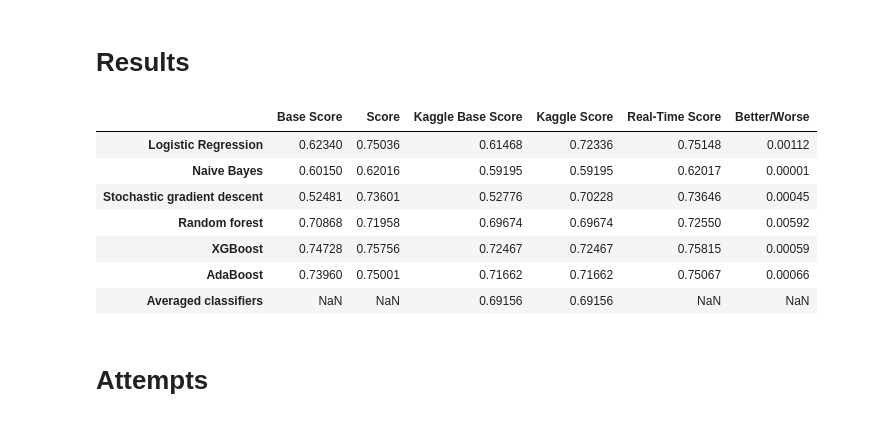
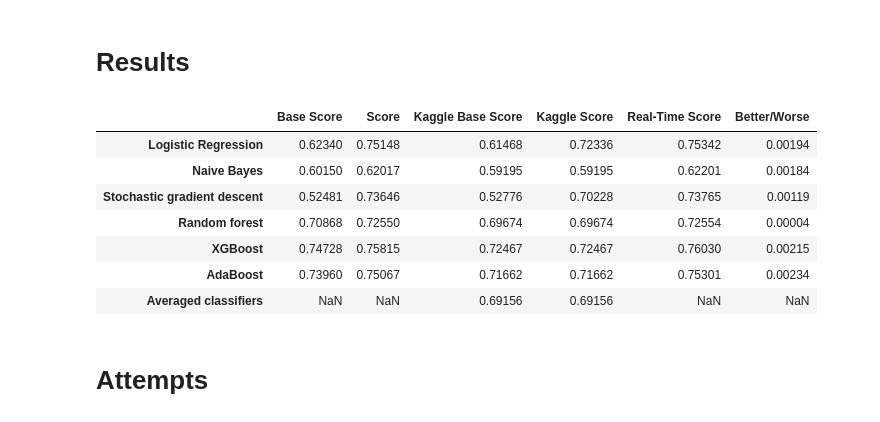
Before and after one commit to Gedas-LT/kaggle-home-credit, a Jupyter notebook: notebook.ipynb, the cells around one changed output. Drawn from its saved outputs; the diff is of its cells as text; code cells hidden in the pictures.

Commit message:
Future installments

```diff
--- a/notebook.ipynb
+++ b/notebook.ipynb
@@ -610,3 +607,10 @@ application_test = application_test.drop(columns=["AMT_CREDIT_SUM_DEBT", "DAYS_C
+# %%
+future_instalments = (pos_cash_balance[(pos_cash_balance["MONTHS_BALANCE"] == -1) & (pos_cash_balance["NAME_CONTRACT_STATUS"] == "Active")]
+                      .groupby("SK_ID_CURR")["CNT_INSTALMENT_FUTURE"]
+                      .sum().reset_index())
+
+application_train = pd.merge(application_train, future_instalments, on="SK_ID_CURR", how="left").fillna(0)
+application_test = pd.merge(application_test, future_instalments, on="SK_ID_CURR", how="left").fillna(0)
 # %% [markdown]
 # Main models
 # %%
@@ -815,12 +819,12 @@ xgboost_base_score = 0.74728
 ada_base_score = 0.7396
 avg_base_score = None
 
-log_score = 0.75148
-nb_score = 0.62017
-sgd_score = 0.73646
-forest_score = 0.72550
-xgboost_score = 0.75815
-ada_score = 0.75067
+log_score = 0.75342
+nb_score = 0.62201
+sgd_score = 0.73765
+forest_score = 0.72554
+xgboost_score = 0.76030
+ada_score = 0.75301
 avg_score = None
 
 kaggle_base_log_score = 0.61468
@@ -828,39 +832,39 @@ kaggle_base_nb_score = 0.59195
 kaggle_base_sgd_score = 0.52776
 kaggle_base_forest_score = 0.69674
 kaggle_base_xgboost_score = 0.72467
 kaggle_base_ada_score = 0.71662
 kaggle_base_avg_score = 0.69156
 
 kaggle_log_score = 0.72336
 kaggle_nb_score = 0.59195
 kaggle_sgd_score = 0.70228
 kaggle_forest_score = 0.69674
 kaggle_xgboost_score = 0.72467
 kaggle_ada_score = 0.71662
 kaggle_avg_score = 0.69156
 
 scores_table = pd.DataFrame({"Base Score": [log_base_score, nb_base_score, sgd_base_score, forest_base_score, xgboost_base_score, ada_base_score, avg_base_score],
                              "Score": [log_score, nb_score, sgd_score, forest_score, xgboost_score, ada_score, avg_score],
                              "Kaggle Base Score": [kaggle_base_log_score, kaggle_base_nb_score, kaggle_base_sgd_score, kaggle_base_forest_score,
                                                    kaggle_base_xgboost_score, kaggle_base_ada_score, kaggle_base_avg_score],
                              "Kaggle Score": [kaggle_log_score, kaggle_nb_score, kaggle_sgd_score, kaggle_forest_score, kaggle_xgboost_score, kaggle_ada_score, kaggle_avg_score],
                              "Real-Time Score": [log_score_rt, nb_score_rt, sgd_score_rt, forest_score_rt, xgboost_score_rt, ada_score_rt, None],
                              "Better/Worse": [log_score_rt - log_score, nb_score_rt - nb_score, sgd_score_rt - sgd_score,
                                               forest_score_rt - forest_score, xgboost_score_rt - xgboost_score, ada_score_rt - ada_score, None]
                              }
                             ).set_axis(
                                  ["Logistic Regression", "Naive Bayes", "Stochastic gradient descent", "Random forest", "XGBoost", "AdaBoost", "Averaged classifiers"], axis="index"
                                  )
 
 scores_table
 # %% [output]
 |  | Base Score | Score | Kaggle Base Score | Kaggle Score | Real-Time Score | Better/Worse |
-| Logistic Regression | 0.62340 | 0.75036 | 0.61468 | 0.72336 | 0.75148 | 0.00112 |
-| Naive Bayes | 0.60150 | 0.62016 | 0.59195 | 0.59195 | 0.62017 | 0.00001 |
-| Stochastic gradient descent | 0.52481 | 0.73601 | 0.52776 | 0.70228 | 0.73646 | 0.00045 |
-| Random forest | 0.70868 | 0.71958 | 0.69674 | 0.69674 | 0.72550 | 0.00592 |
-| XGBoost | 0.74728 | 0.75756 | 0.72467 | 0.72467 | 0.75815 | 0.00059 |
-| AdaBoost | 0.73960 | 0.75001 | 0.71662 | 0.71662 | 0.75067 | 0.00066 |
+| Logistic Regression | 0.62340 | 0.75148 | 0.61468 | 0.72336 | 0.75342 | 0.00194 |
+| Naive Bayes | 0.60150 | 0.62017 | 0.59195 | 0.59195 | 0.62201 | 0.00184 |
+| Stochastic gradient descent | 0.52481 | 0.73646 | 0.52776 | 0.70228 | 0.73765 | 0.00119 |
+| Random forest | 0.70868 | 0.72550 | 0.69674 | 0.69674 | 0.72554 | 0.00004 |
+| XGBoost | 0.74728 | 0.75815 | 0.72467 | 0.72467 | 0.76030 | 0.00215 |
+| AdaBoost | 0.73960 | 0.75067 | 0.71662 | 0.71662 | 0.75301 | 0.00234 |
 | Averaged classifiers | NaN | NaN | 0.69156 | 0.69156 | NaN | NaN |
 # %% [markdown]
 # Attempts
```
Also changed, not shown: parts of 19 cells of this notebook.
